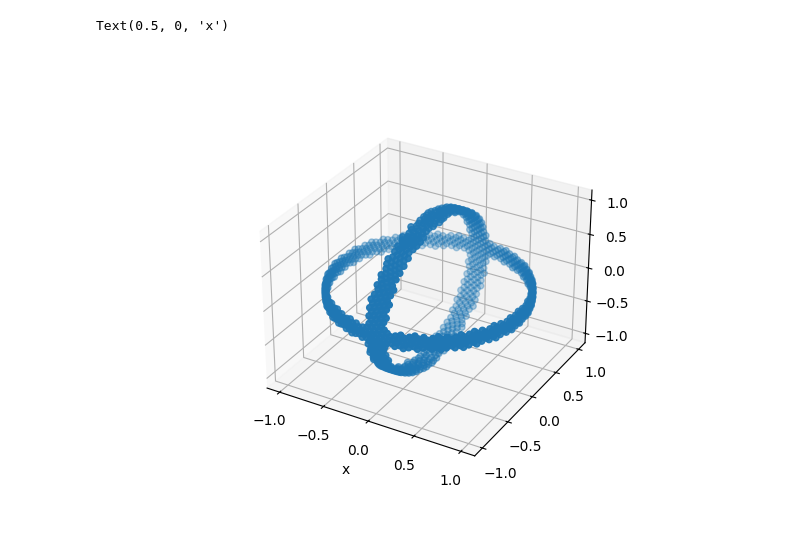
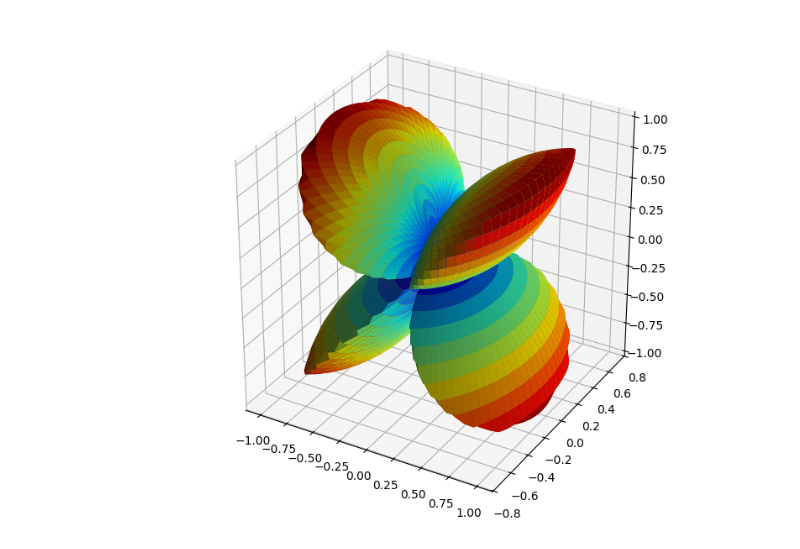
Before and after one commit to YangLabOSU/AltermagnetCalculations, a Jupyter notebook: Altermagnet_Allowed_Spin_Splittings.ipynb, the cells around one changed output. Cells and saved outputs as stored; diff of their text form; code cells hidden in the pictures.

Commit message:
visual changes

```diff
--- a/Altermagnet_Allowed_Spin_Splittings.ipynb
+++ b/Altermagnet_Allowed_Spin_Splittings.ipynb
@@ -46,7 +44,7 @@ def score_invariantness_points(k_points,symmetry_operations,tol=1e-6):
     return np.array(distances_from_invariant)
 # %%
 %matplotlib widget
-points=get_k_sphere(5000)
+points,xgrid,ygrid,zgrid,theta_grid,phi_grid=get_k_sphere(5000)
 
 # All antiunitary operations in Pbnm with G-type AF
 symmetry_operations_antiunitary={}
@@ -55,13 +53,32 @@ symmetry_operations_antiunitary['04_MirrorXTransXY']=make_symmetry_operation(np.
 symmetry_operations_antiunitary['05_ScrewZ']=make_symmetry_operation(np.array([[-1,0,0],[0,-1,0],[0,0,1]]),np.array([0,0,1/2]),time_reversal=True)
 symmetry_operations_antiunitary['06_MirrorZTransZ']=make_symmetry_operation(np.array([[1,0,0],[0,1,0],[0,0,-1]]),np.array([0,0,1/2]),time_reversal=True)
 
-remainting_k, invariant_k = filter_invariant_points(points,symmetry_operations_antiunitary,tol=2e-1)
+distances_from_invariant = score_invariantness_points(points,symmetry_operations_antiunitary)
 
+splitting_grid = distances_from_invariant.reshape(phi_grid.shape)
+radius = splitting_grid  # interpreted as the deformed radius
 
-fig=plt.figure()
-ax=fig.add_subplot(projection='3d')
-ax.scatter(invariant_k[:,0],invariant_k[:,1],invariant_k[:,2])
-ax.set_xlabel('x')
+# Apply deformation
+x_deformed = radius * xgrid
+y_deformed = radius * ygrid
+z_deformed = radius * zgrid
+# fig=plt.figure()
+# ax=fig.add_subplot(projection='3d')
+# # ax.scatter(points[:,0],points[:,1],points[:,2])
+# ax.plot_trisurf(points[:,0],points[:,1],points[:,2], cmap='coolwarm', linewidth=0.2)
+# ax.set_xlabel('x')
+# ax.set_ylabel('y')
+# ax.set_zlabel('z')
-# %% [output]
-Text(0.5, 0, 'x')
-[figure, removed]
+# %%
+fig = plt.figure(figsize=(8, 6))
+ax = fig.add_subplot(111, projection='3d')
+
+ax.plot_surface(x_deformed, y_deformed, z_deformed,
+                facecolors=plt.cm.jet((radius - radius.min()) / radius.ptp()),
+                rstride=1, cstride=1, linewidth=0, antialiased=True)
+
+ax.set_box_aspect([1, 1, 1])
+plt.tight_layout()
+plt.show()
+# %% [output]
+[figure, added]
```
Also changed, not shown: parts of 1 cell of this notebook.
